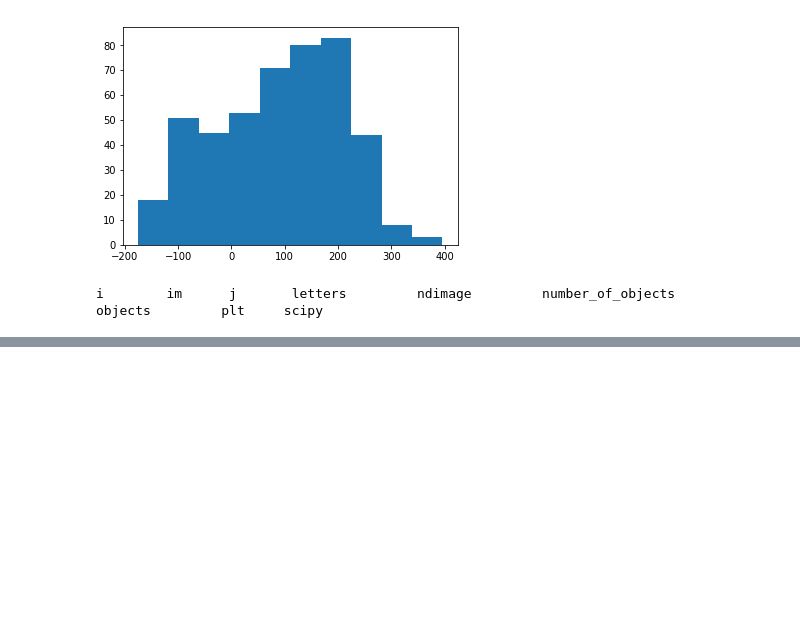
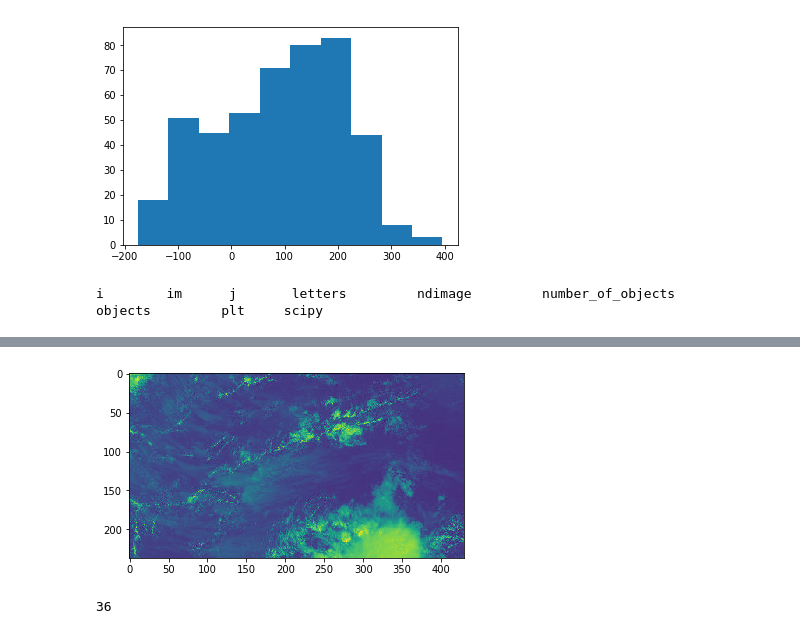
Before and after one commit to jonasagx/nephos, a Jupyter notebook: notebooks/buffer.ipynb, the cells around one changed output, grey strips where cells are left out. Saved outputs shown, nothing was run; the diff lists cells and outputs as text; code cells hidden in the pictures; blank space fills up the shorter version.

```diff
--- a/notebooks/buffer.ipynb
+++ b/notebooks/buffer.ipynb
@@ -115,0 +104,8 @@ letters
+# %%
+plt.imshow(im1); plt.show()
+# %% [output]
+[figure, added]
+# %%
+len(litleArea)
+# %% [output]
+36
```
Also changed, not shown: parts of 11 cells of this notebook.
